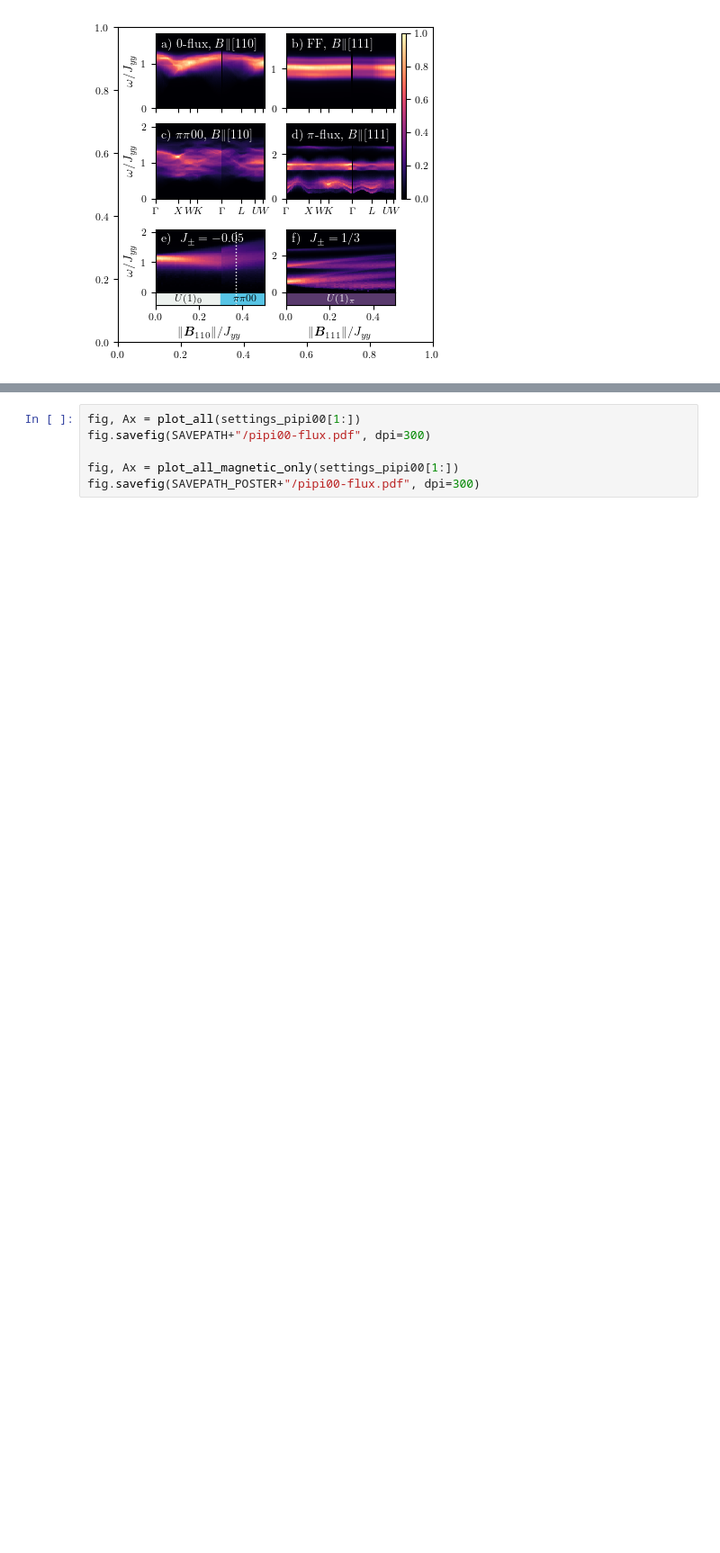
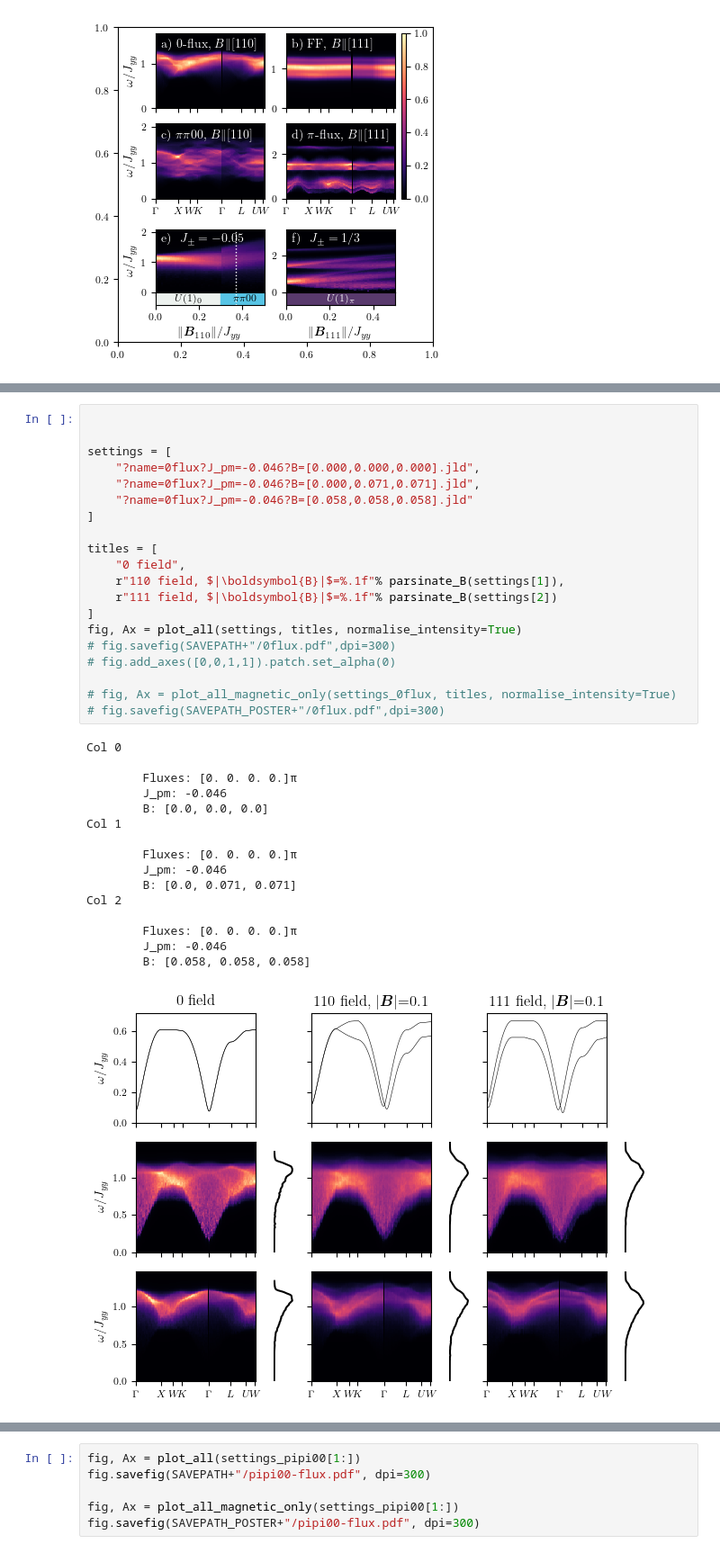
Before and after one commit to Spuriosity1/qsi-spinon-gmft, a Jupyter notebook: plot_pretty.ipynb, the cells around one changed output, grey strips where cells are left out. Shown at 90% size. Saved outputs shown, nothing was run; the diff lists cells and outputs as text; blank space fills up the shorter version.

```diff
--- a/plot_pretty.ipynb
+++ b/plot_pretty.ipynb
@@ -415 +409,38 @@ Col 2
+# %%
+
+
+settings = [
+    "?name=0flux?J_pm=-0.046?B=[0.000,0.000,0.000].jld",
+    "?name=0flux?J_pm=-0.046?B=[0.000,0.071,0.071].jld",
+    "?name=0flux?J_pm=-0.046?B=[0.058,0.058,0.058].jld"
+]
+
+titles = [
+    "0 field",
+    r"110 field, $|\boldsymbol{B}|$=%.1f"% parsinate_B(settings[1]),
+    r"111 field, $|\boldsymbol{B}|$=%.1f"% parsinate_B(settings[2])
+]
+fig, Ax = plot_all(settings, titles, normalise_intensity=True)
+# fig.savefig(SAVEPATH+"/0flux.pdf",dpi=300)
+# fig.add_axes([0,0,1,1]).patch.set_alpha(0)
+
+# fig, Ax = plot_all_magnetic_only(settings_0flux, titles, normalise_intensity=True)
+# fig.savefig(SAVEPATH_POSTER+"/0flux.pdf",dpi=300)
+# %% [output]
+Col 0
+
+        Fluxes: [0. 0. 0. 0.]π
+        J_pm: -0.046
+        B: [0.0, 0.0, 0.0]
+Col 1
+
+        Fluxes: [0. 0. 0. 0.]π
+        J_pm: -0.046
+        B: [0.0, 0.071, 0.071]
+Col 2
+
+        Fluxes: [0. 0. 0. 0.]π
+        J_pm: -0.046
+        B: [0.058, 0.058, 0.058]
+[figure, added]
 # %%
```
Also changed, not shown: parts of 4 cells of this notebook, 24 other files.
